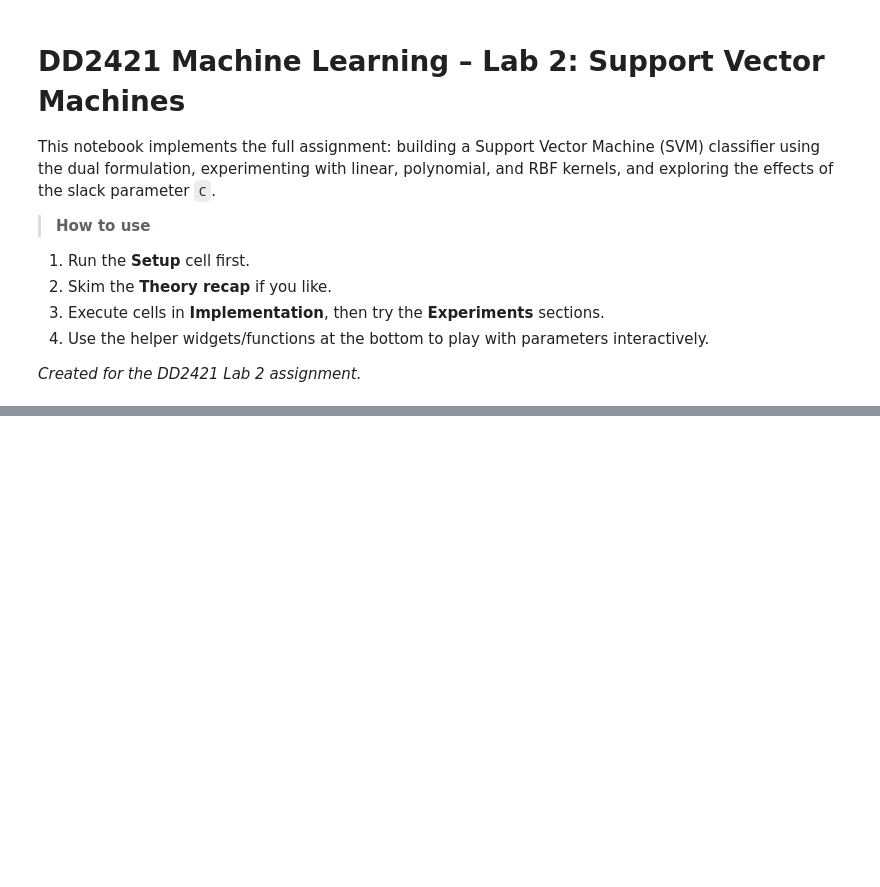
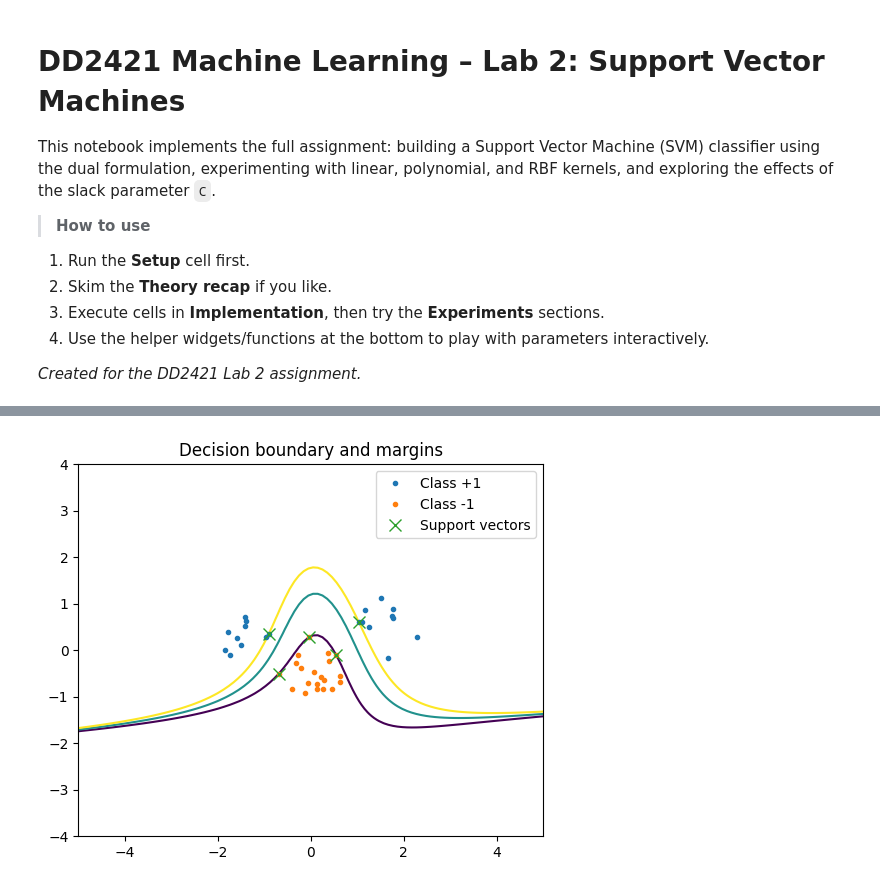
Before and after one commit to sara-str/labbardd2421, a Jupyter notebook: namnam.ipynb, the cells around one changed output, grey strips where cells are left out. Drawn from its saved outputs; the diff is of its cells as text; code cells hidden in the pictures; blank space fills up the shorter version.

```diff
--- a/namnam.ipynb
+++ b/namnam.ipynb
@@ -293,0 +338,5 @@ def train_and_plot(kernel_name='rbf', C=10.0, p=2, c=1.0, sigma=0.5,
+# %%
+model_poly, _ = train_and_plot(kernel_name='poly',   C=10.0, p=3, c=1.0,
+                               sigma_data=0.35)
+# %% [output]
+[figure, added]
```
Also changed, not shown: parts of 28 cells of this notebook.
